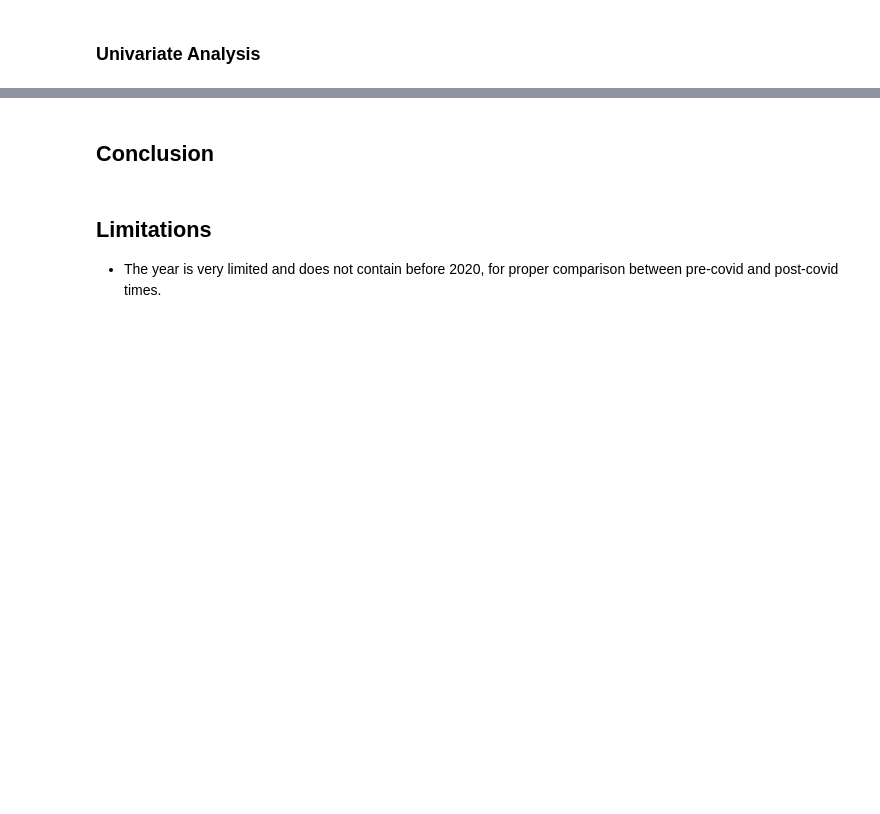
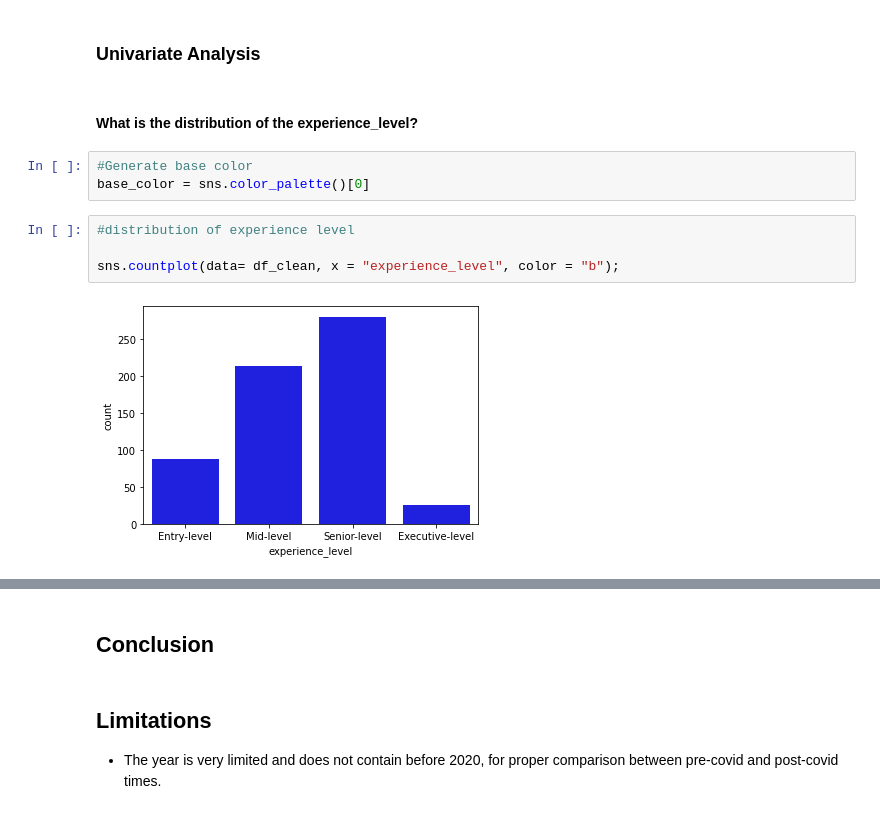
Before and after one commit to deelight-del/EDA_Data_science_salaries, a Jupyter notebook: EDA notebook.ipynb, the cells around one changed output, grey strips where cells are left out. Drawn from its saved outputs; the diff is of its cells as text; blank space fills up the shorter version.

```diff
--- a/EDA notebook.ipynb
+++ b/EDA notebook.ipynb
@@ -476,2 +490,13 @@ df_clean.select_dtypes("number").describe()
 # %% [markdown]
 ### Univariate Analysis
+# %% [markdown]
+#### What is the distribution of the experience_level?
+# %%
+#Generate base color
+base_color = sns.color_palette()[0]
+# %%
+#distribution of experience level
+
+sns.countplot(data= df_clean, x = "experience_level", color = "b");
+# %% [output]
+[figure, added]
```
Also changed, not shown: parts of 28 cells of this notebook.
